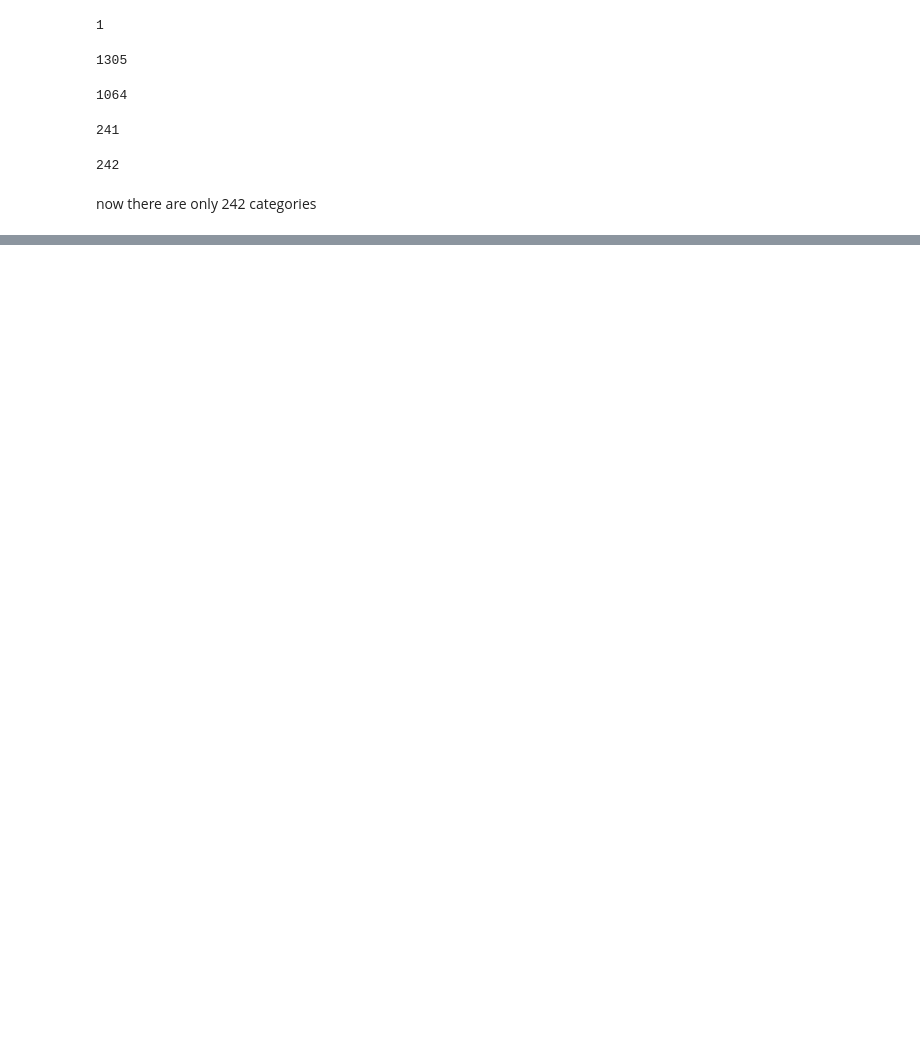
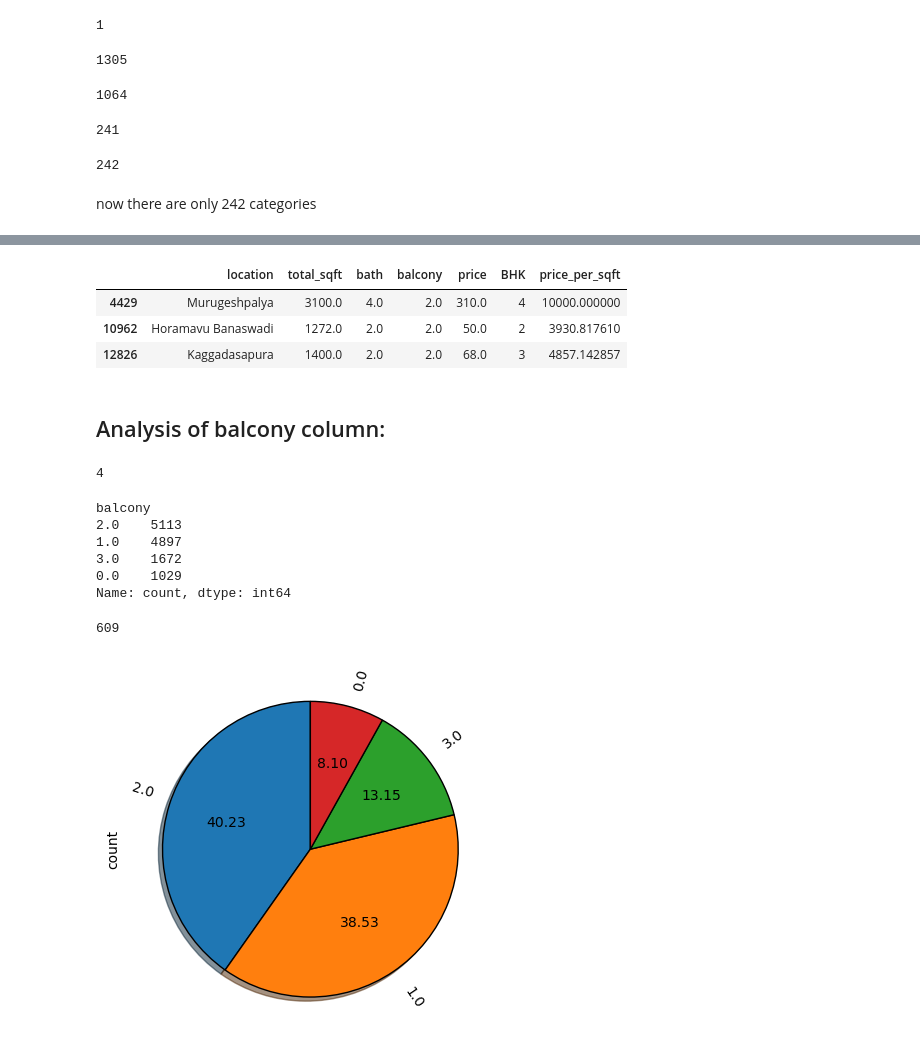
Before and after one commit to Nishant840/House-Price-Prediction, a Jupyter notebook: House_Price_Prediction.ipynb, the cells around one changed output, grey strips where cells are left out. Cells and saved outputs as stored; diff of their text form; code cells hidden in the pictures; blank space fills up the shorter version.

```diff
--- a/House_Price_Prediction.ipynb
+++ b/House_Price_Prediction.ipynb
@@ -199,0 +414,31 @@ df.sample(3)
+# %%
+df.sample(3)
+# %% [output]
+|  | location | total_sqft | bath | balcony | price | BHK | price_per_sqft |
+| 4429 | Murugeshpalya | 3100.0 | 4.0 | 2.0 | 310.0 | 4 | 10000.000000 |
+| 10962 | Horamavu Banaswadi | 1272.0 | 2.0 | 2.0 | 50.0 | 2 | 3930.817610 |
+| 12826 | Kaggadasapura | 1400.0 | 2.0 | 2.0 | 68.0 | 3 | 4857.142857 |
+# %% [markdown]
+<h2>Analysis of balcony column:</h2>
+# %%
+df['balcony'].nunique()
+# %% [output]
+4
+# %%
+df['balcony'].value_counts()
+# %% [output]
+balcony
+2.0    5113
+1.0    4897
+3.0    1672
+0.0    1029
+Name: count, dtype: int64
+# %%
+df['balcony'].isnull().sum()
+# %% [output]
+609
+# %%
+df['balcony'].value_counts().plot.pie(autopct='%.2f',shadow=True,startangle=90,wedgeprops={'edgecolor':'black'},rotatelabels=True)
+plt.show()
+# %% [output]
+[figure, added]
```
Also changed, not shown: parts of 45 cells of this notebook.
